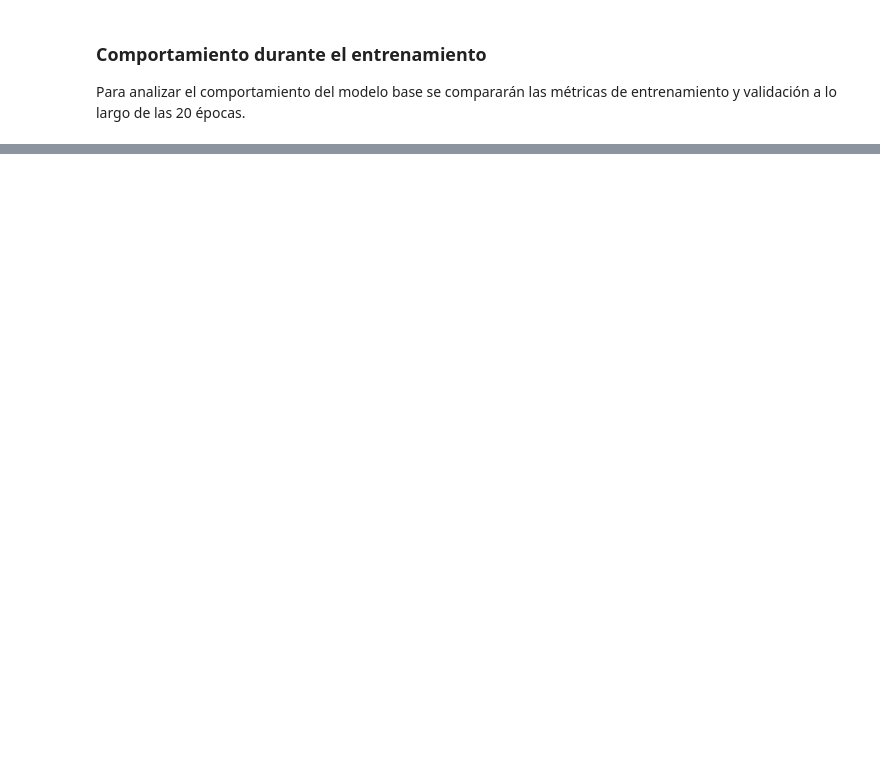
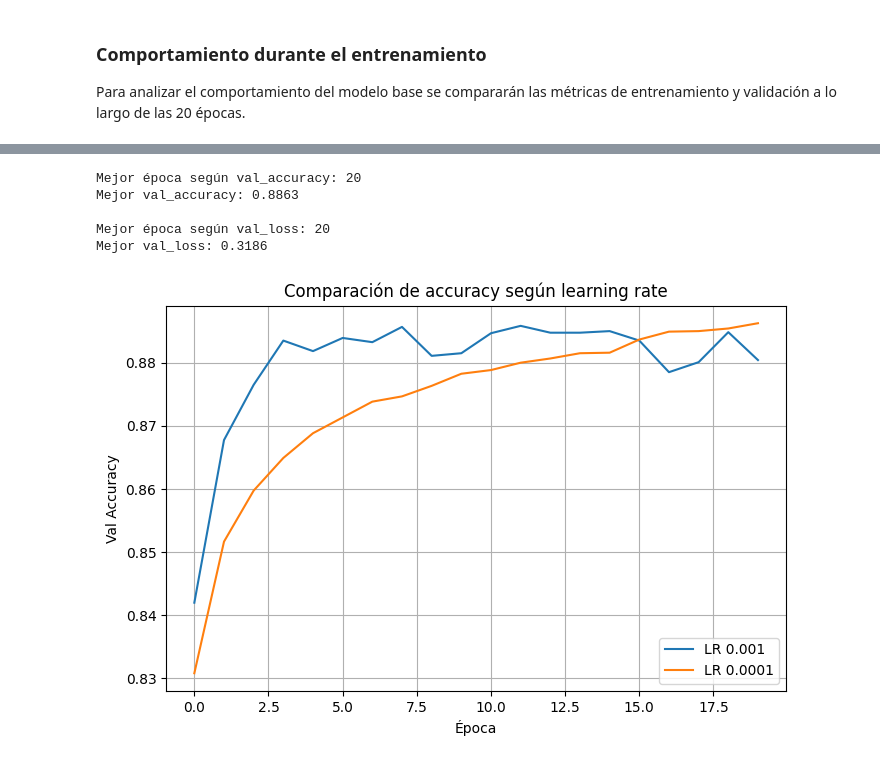
Before and after one commit to JavierPelao/Deep_Learning_Ev1, a Jupyter notebook: Deep_Learning_Ev1.ipynb, the cells around one changed output, grey strips where cells are left out. Saved outputs shown, nothing was run; the diff lists cells and outputs as text; code cells hidden in the pictures; blank space fills up the shorter version.

```diff
--- a/Deep_Learning_Ev1.ipynb
+++ b/Deep_Learning_Ev1.ipynb
@@ -355,0 +522,28 @@ Esto indica que el modelo comienza a presentar sobreajuste, ya que continúa mej
+# %%
+# Reiniciar la semilla para mantener las mismas condiciones iniciales
+tf.keras.utils.set_random_seed(42)
+
+# Crear un nuevo modelo para probar un learning rate menor
+modelo_lr0001 = Sequential([
+    Input(shape=(28, 28)),
+    Flatten(),
+    Dense(128, activation="relu"),
+    Dense(64, activation="relu"),
+    Dense(10, activation="softmax")
+])
+
+# Mantener Adam y modificar únicamente el learning rate
+modelo_lr0001.compile(
+    optimizer=Adam(learning_rate=0.0001),
+    loss="sparse_categorical_crossentropy",
+    metrics=["accuracy"]
+)
+
+# Entrenar manteniendo batch size y épocas del modelo base
+history_lr0001 = modelo_lr0001.fit(
+    X_tr,
+    y_tr,
+    epochs=20,
+    batch_size=32,
+    validation_data=(X_val, y_val)
+)
@@ -355,0 +568,35 @@ Esto indica que el modelo comienza a presentar sobreajuste, ya que continúa mej
+# %%
+# Obtener la mejor época según accuracy de validación
+mejor_epoca_acc_lr = np.argmax(history_lr0001.history["val_accuracy"]) + 1
+mejor_val_acc_lr = np.max(history_lr0001.history["val_accuracy"])
+
+# Obtener la mejor época según loss de validación
+mejor_epoca_loss_lr = np.argmin(history_lr0001.history["val_loss"]) + 1
+mejor_val_loss_lr = np.min(history_lr0001.history["val_loss"])
+
+print("Mejor época según val_accuracy:", mejor_epoca_acc_lr)
+print("Mejor val_accuracy:", round(mejor_val_acc_lr, 4))
+
+print("\nMejor época según val_loss:", mejor_epoca_loss_lr)
+print("Mejor val_loss:", round(mejor_val_loss_lr, 4))
+# %% [output]
+Mejor época según val_accuracy: 20
+Mejor val_accuracy: 0.8863
+
+Mejor época según val_loss: 20
+Mejor val_loss: 0.3186
+# %%
+# Comparar accuracy de validación para ambos learning rates
+plt.figure(figsize=(8, 5))
+
+plt.plot(history_base.history["val_accuracy"], label="LR 0.001")
+plt.plot(history_lr0001.history["val_accuracy"], label="LR 0.0001")
+
+plt.title("Comparación de accuracy según learning rate")
+plt.xlabel("Época")
+plt.ylabel("Val Accuracy")
+plt.legend()
+plt.grid()
+plt.show()
+# %% [output]
+[figure, added]
```
Also changed, not shown: parts of 54 cells of this notebook.
